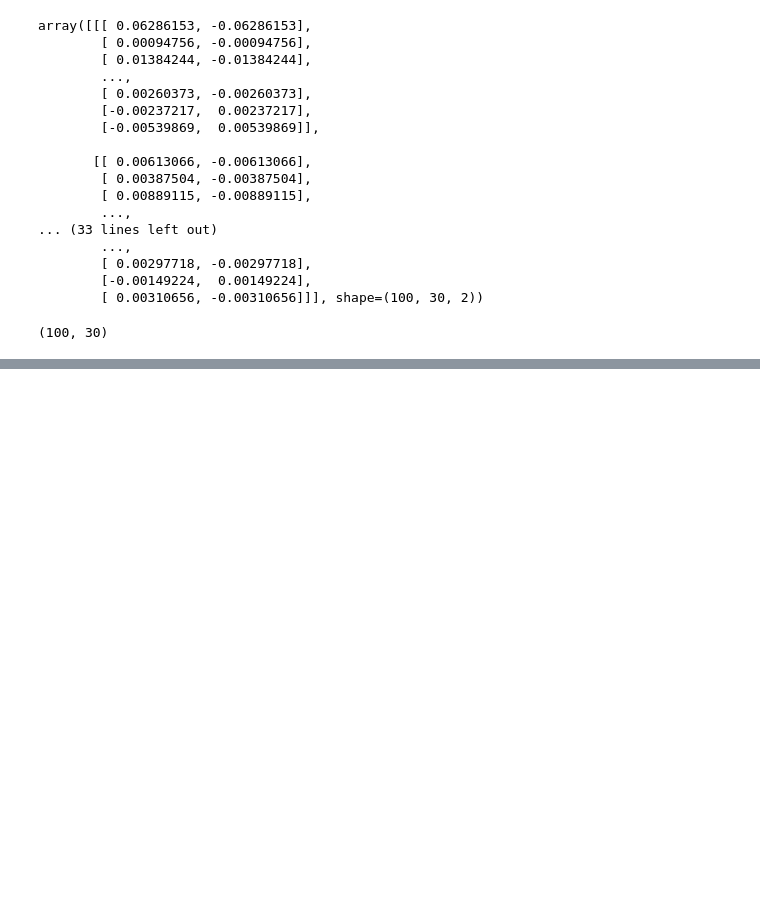
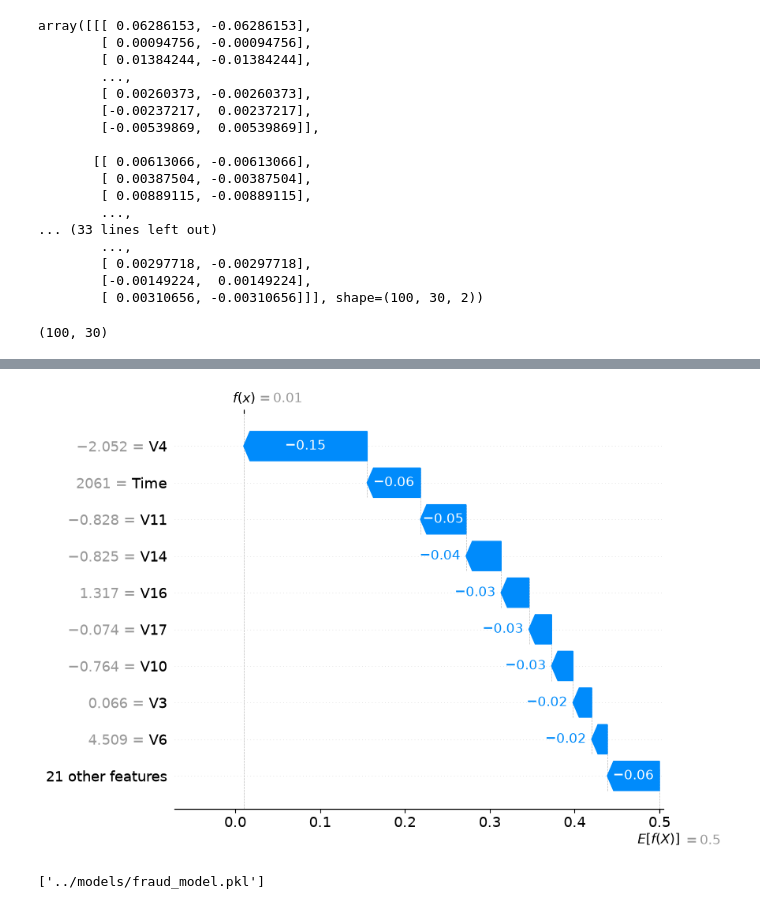
Before and after one commit to Paawan-S/fraud-detection-fullstack, a Jupyter notebook: notebooks/02_model_training.ipynb, the cells around one changed output, grey strips where cells are left out. Cells and saved outputs as stored; diff of their text form; code cells hidden in the pictures; blank space fills up the shorter version.

```diff
--- a/notebooks/02_model_training.ipynb
+++ b/notebooks/02_model_training.ipynb
@@ -230,0 +231,14 @@ shap.summary_plot(shap_values_fraud, X_sample)
+# %%
+shap.plots.waterfall(shap.Explanation(
+    values=shap_values_fraud[0],
+    base_values=explainer.expected_value[1],
+    data=X_sample.iloc[0],
+    feature_names=X_sample.columns.tolist()
+))
+# %% [output]
+[figure, added]
+# %%
+import joblib
+joblib.dump(model_rf, '../models/fraud_model.pkl')
+# %% [output]
+['../models/fraud_model.pkl']
```
Also changed, not shown: parts of 2 cells of this notebook, 1 other file.
